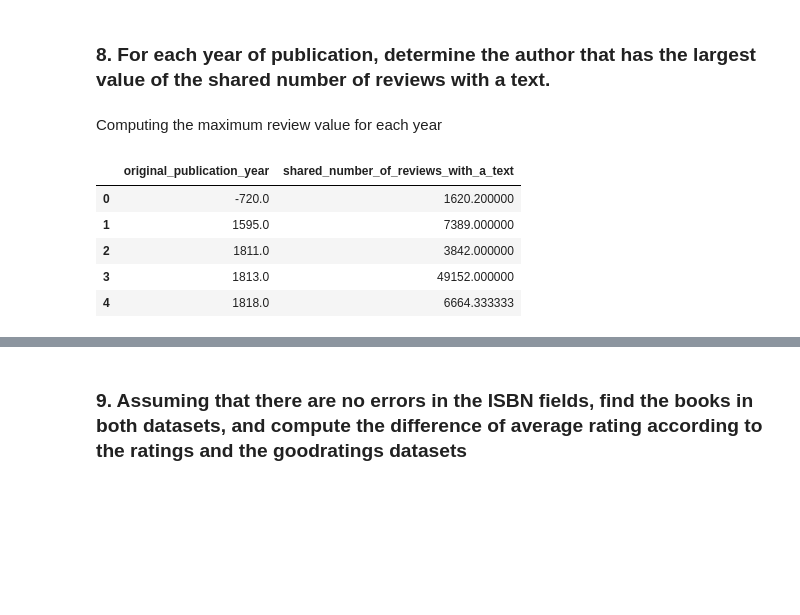
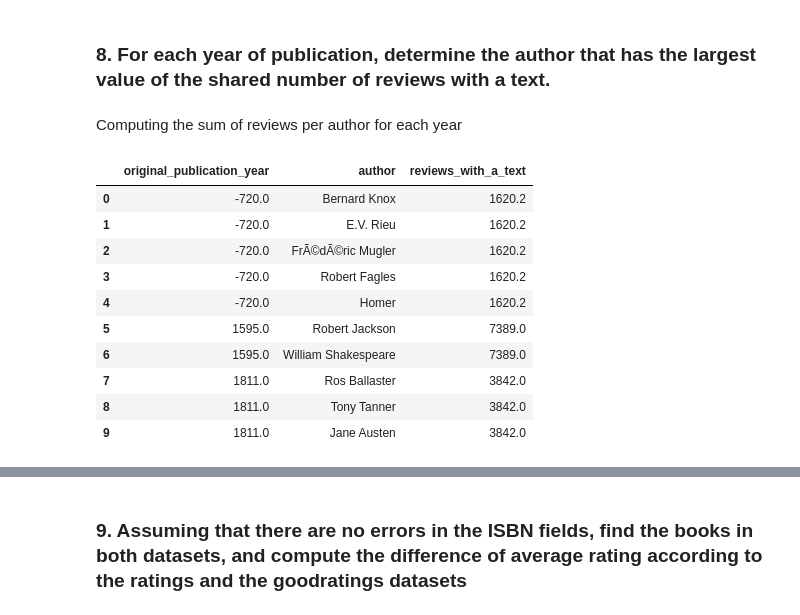
Before and after one commit to FrGregori/booksAnalysis, a Jupyter notebook: project-2021-22.ipynb, the cells around one changed output, grey strips where cells are left out. Cells and saved outputs as stored; diff of their text form; code cells hidden in the pictures; blank space fills up the shorter version.

```diff
--- a/project-2021-22.ipynb
+++ b/project-2021-22.ipynb
@@ -282,5 +320,5 @@ Index(['book_id', 'goodreads_book_id', 'best_book_id', 'work_id',
 # %% [markdown]
 ### 8. For each year of publication, determine the author that has the largest value of the shared number of reviews with a text.
 # %% [markdown]
-Computing the maximum review value for each year
+Computing the sum of reviews per author for each year
 # %%
@@ -288,9 +326,14 @@ max_reviews_year = good_books_authors.groupby(['original_publication_year'], as_
-# %%
-max_reviews_year.head(5)
-# %% [output]
-|  | original_publication_year | shared_number_of_reviews_with_a_text |
-| 0 | -720.0 | 1620.200000 |
-| 1 | 1595.0 | 7389.000000 |
-| 2 | 1811.0 | 3842.000000 |
-| 3 | 1813.0 | 49152.000000 |
-| 4 | 1818.0 | 6664.333333 |
+# %%
+sum_reviews_author_year.head(10)
+# %% [output]
+|  | original_publication_year | author | reviews_with_a_text |
+| 0 | -720.0 | Bernard Knox | 1620.2 |
+| 1 | -720.0 | E.V. Rieu | 1620.2 |
+| 2 | -720.0 | FrÃ©dÃ©ric Mugler | 1620.2 |
+| 3 | -720.0 | Robert Fagles | 1620.2 |
+| 4 | -720.0 | Homer | 1620.2 |
+| 5 | 1595.0 | Robert Jackson | 7389.0 |
+| 6 | 1595.0 | William Shakespeare | 7389.0 |
+| 7 | 1811.0 | Ros Ballaster | 3842.0 |
+| 8 | 1811.0 | Tony Tanner | 3842.0 |
+| 9 | 1811.0 | Jane Austen | 3842.0 |
```
Also changed, not shown: parts of 30 cells of this notebook, 6 other files.
